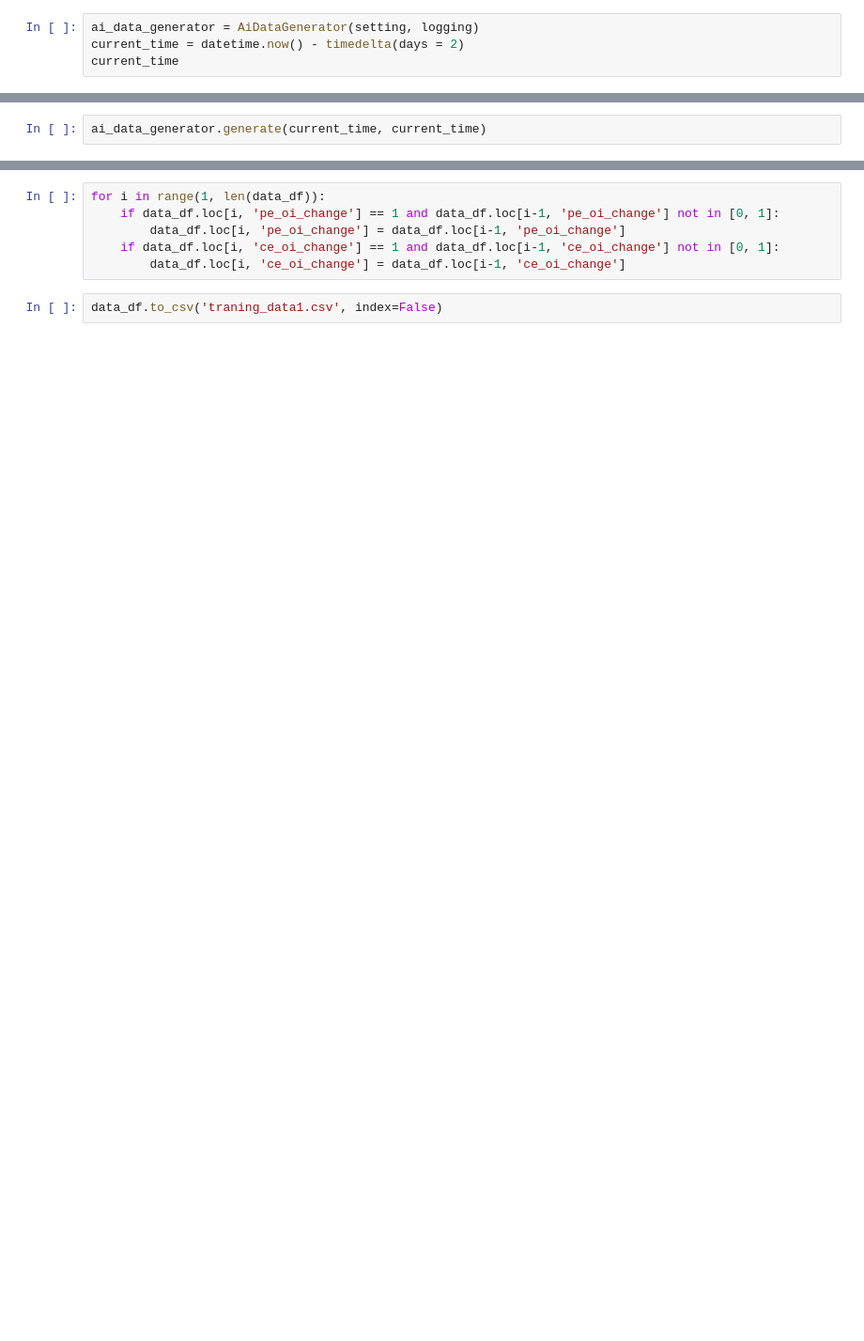
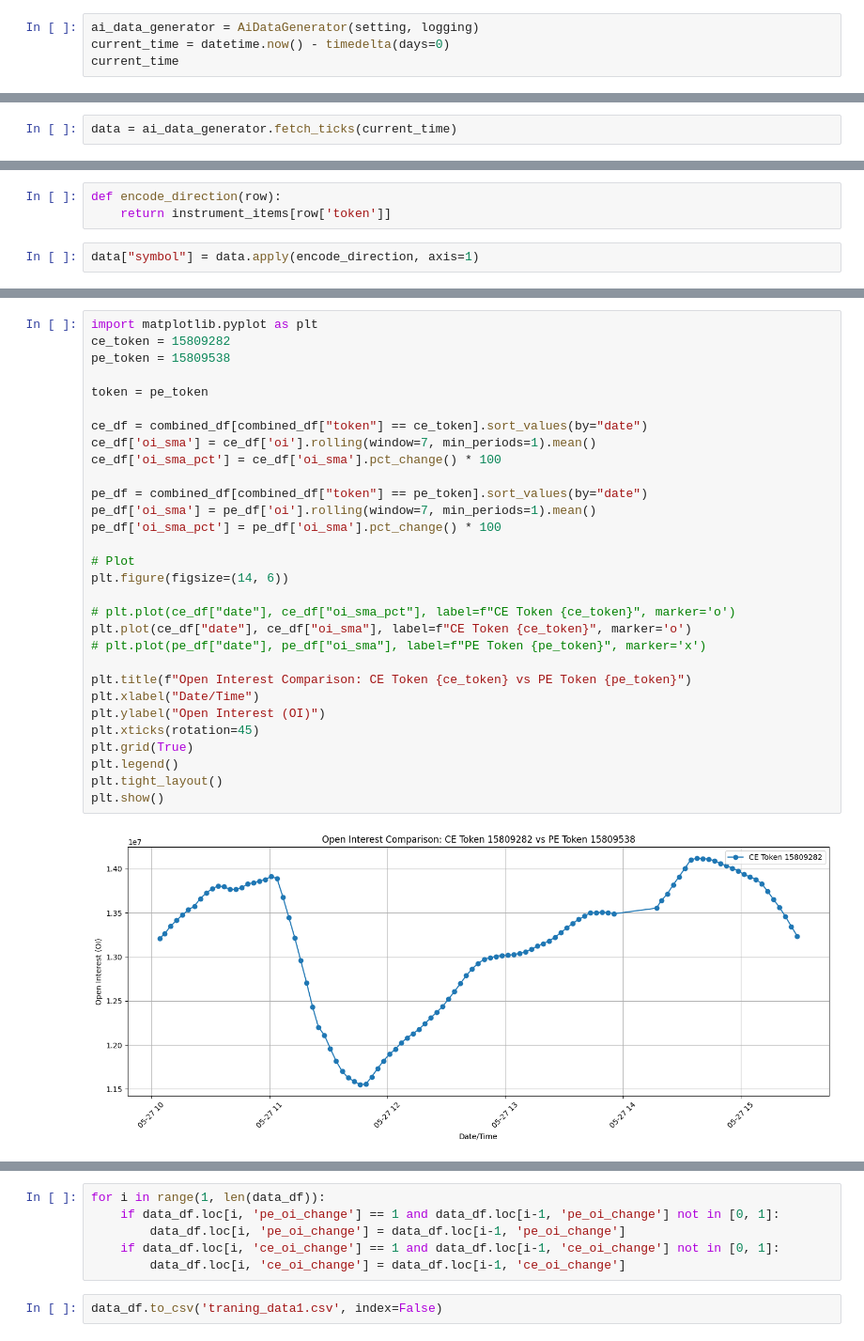
Before and after one commit to raj-sharan/learning, a Jupyter notebook: ai_training_data.ipynb, the cells around one changed output, grey strips where cells are left out. Shown at 94% size. Drawn from its saved outputs; the diff is of its cells as text; blank space fills up the shorter version.

```diff
--- a/ai_training_data.ipynb
+++ b/ai_training_data.ipynb
@@ -16,5 +54,5 @@ setting = Setting()
 # %%
 ai_data_generator = AiDataGenerator(setting, logging)
-current_time = datetime.now() - timedelta(days = 2)
+current_time = datetime.now() - timedelta(days=0)
 current_time
 # %% [output]
@@ -22,3 +60,3 @@ datetime.datetime(2025, 4, 11, 0, 25, 48, 892520)
 # %%
-ai_data_generator.generate(current_time, current_time)
+data = ai_data_generator.fetch_ticks(current_time)
 # %% [output]
@@ -26,0 +76,5 @@ ai_data_generator.generate(current_time, current_time)
+# %%
+def encode_direction(row):
+    return instrument_items[row['token']]
+# %%
+data["symbol"] = data.apply(encode_direction, axis=1)
@@ -26,0 +123,32 @@ ai_data_generator.generate(current_time, current_time)
+# %%
+import matplotlib.pyplot as plt
+ce_token = 15809282
+pe_token = 15809538
+
+token = pe_token
+
+ce_df = combined_df[combined_df["token"] == ce_token].sort_values(by="date")
+ce_df['oi_sma'] = ce_df['oi'].rolling(window=7, min_periods=1).mean()
+ce_df['oi_sma_pct'] = ce_df['oi_sma'].pct_change() * 100
+
+pe_df = combined_df[combined_df["token"] == pe_token].sort_values(by="date")
+pe_df['oi_sma'] = pe_df['oi'].rolling(window=7, min_periods=1).mean()
+pe_df['oi_sma_pct'] = pe_df['oi_sma'].pct_change() * 100
+
+# Plot
+plt.figure(figsize=(14, 6))
+
+# plt.plot(ce_df["date"], ce_df["oi_sma_pct"], label=f"CE Token {ce_token}", marker='o')
+plt.plot(ce_df["date"], ce_df["oi_sma"], label=f"CE Token {ce_token}", marker='o')
+# plt.plot(pe_df["date"], pe_df["oi_sma"], label=f"PE Token {pe_token}", marker='x')
+
+plt.title(f"Open Interest Comparison: CE Token {ce_token} vs PE Token {pe_token}")
+plt.xlabel("Date/Time")
+plt.ylabel("Open Interest (OI)")
+plt.xticks(rotation=45)
+plt.grid(True)
+plt.legend()
+plt.tight_layout()
+plt.show()
+# %% [output]
+[figure, added]
```
Also changed, not shown: parts of 39 cells of this notebook, 18 other files.
